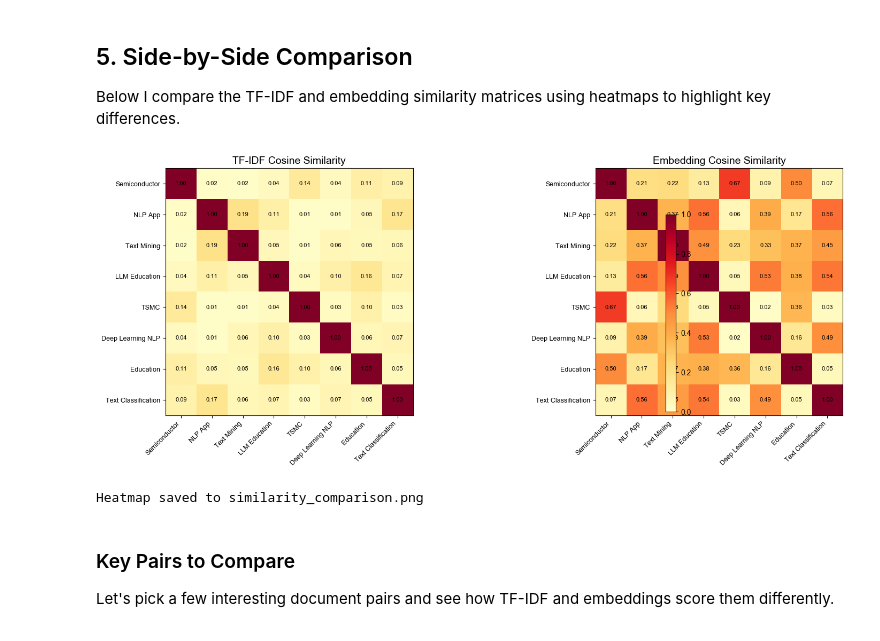
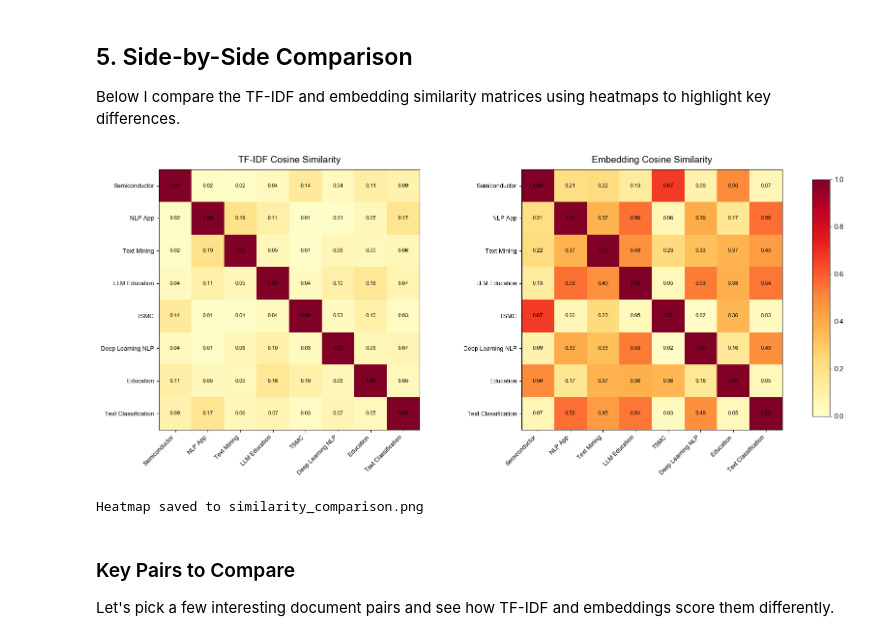
Before and after one commit to roy4222/NLP_homework, a Jupyter notebook: week05/A2_representation_embeddings.ipynb, the cells around one changed output. Cells and saved outputs as stored; diff of their text form; code cells hidden in the pictures.

```diff
--- a/week05/A2_representation_embeddings.ipynb
+++ b/week05/A2_representation_embeddings.ipynb
@@ -75,5 +85,6 @@ for i, doc in enumerate(DOCS_ZH):
     top_idx = row.argsort()[-5:][::-1]
     top_terms = feature_names[top_idx]
     top_scores = row[top_idx]
-    print(f'Doc {i} [{labels[i]}] top terms: {list(zip(top_terms, np.round(top_scores, 3)))}')
+    terms_str = ', '.join([f'{t} ({s:.3f})' for t, s in zip(top_terms, top_scores)])
+    print(f'Doc {i} [{labels[i]}]: {terms_str}')
 # %% [output]
@@ -125,11 +132,14 @@ Text Classification  0.030              0.072      0.050                1.000
 
 Using a pretrained multilingual sentence transformer model that supports Chinese.
 # %%
+import contextlib, io
 from sentence_transformers import SentenceTransformer
 
-model_name = 'sentence-transformers/paraphrase-multilingual-MiniLM-L12-v2'
-sbert = SentenceTransformer(model_name)
-E = sbert.encode(DOCS_ZH, convert_to_numpy=True, normalize_embeddings=True)
+with contextlib.redirect_stderr(io.StringIO()), contextlib.redirect_stdout(io.StringIO()):
+    model_name = 'sentence-transformers/paraphrase-multilingual-MiniLM-L12-v2'
+    sbert = SentenceTransformer(model_name)
+    E = sbert.encode(DOCS_ZH, convert_to_numpy=True, normalize_embeddings=True)
+
 print('Embeddings shape:', E.shape)
 print(f'Each sentence is represented as a {E.shape[1]}-dimensional dense vector.')
 # %% [output]
@@ -178,38 +180,32 @@ Below I compare the TF-IDF and embedding similarity matrices using heatmaps to h
 # %%
 import matplotlib.pyplot as plt
 import matplotlib
 
 matplotlib.rcParams['font.family'] = ['Arial Unicode MS', 'sans-serif']
 
-fig, axes = plt.subplots(1, 2, figsize=(16, 6))
+fig, axes = plt.subplots(1, 2, figsize=(18, 7))
 
-im0 = axes[0].imshow(sim_tfidf, cmap='YlOrRd', vmin=0, vmax=1)
-axes[0].set_title('TF-IDF Cosine Similarity', fontsize=14)
-axes[0].set_xticks(range(len(labels)))
-axes[0].set_yticks(range(len(labels)))
-axes[0].set_xticklabels(labels, rotation=45, ha='right', fontsize=9)
-axes[0].set_yticklabels(labels, fontsize=9)
-for i in range(len(labels)):
-    for j in range(len(labels)):
-        axes[0].text(j, i, f'{sim_tfidf[i,j]:.2f}', ha='center', va='center', fontsize=8)
+for ax, sim, title in [(axes[0], sim_tfidf, 'TF-IDF Cosine Similarity'),
+                        (axes[1], sim_emb, 'Embedding Cosine Similarity')]:
+    im = ax.imshow(sim, cmap='YlOrRd', vmin=0, vmax=1)
+    ax.set_title(title, fontsize=14, pad=10)
+    ax.set_xticks(range(len(labels)))
+    ax.set_yticks(range(len(labels)))
+    ax.set_xticklabels(labels, rotation=45, ha='right', fontsize=9)
+    ax.set_yticklabels(labels, fontsize=9)
+    for i in range(len(labels)):
+        for j in range(len(labels)):
+            ax.text(j, i, f'{sim[i,j]:.2f}', ha='center', va='center', fontsize=8)
 
-im1 = axes[1].imshow(sim_emb, cmap='YlOrRd', vmin=0, vmax=1)
-axes[1].set_title('Embedding Cosine Similarity', fontsize=14)
-axes[1].set_xticks(range(len(labels)))
-axes[1].set_yticks(range(len(labels)))
-axes[1].set_xticklabels(labels, rotation=45, ha='right', fontsize=9)
-axes[1].set_yticklabels(labels, fontsize=9)
-for i in range(len(labels)):
-    for j in range(len(labels)):
-        axes[1].text(j, i, f'{sim_emb[i,j]:.2f}', ha='center', va='center', fontsize=8)
+fig.subplots_adjust(right=0.85, wspace=0.35)
+cbar_ax = fig.add_axes([0.88, 0.15, 0.02, 0.7])
+fig.colorbar(im, cax=cbar_ax)
 
-fig.colorbar(im1, ax=axes, shrink=0.8)
-plt.tight_layout()
 plt.savefig('similarity_comparison.png', dpi=150, bbox_inches='tight')
 plt.show()
 print('Heatmap saved to similarity_comparison.png')
 # %% [output]
-[figure, old version]
+[figure, new version]
 Heatmap saved to similarity_comparison.png
 # %% [markdown]
 ### Key Pairs to Compare
```
Also changed, not shown: parts of 5 cells of this notebook, 2 other files.
